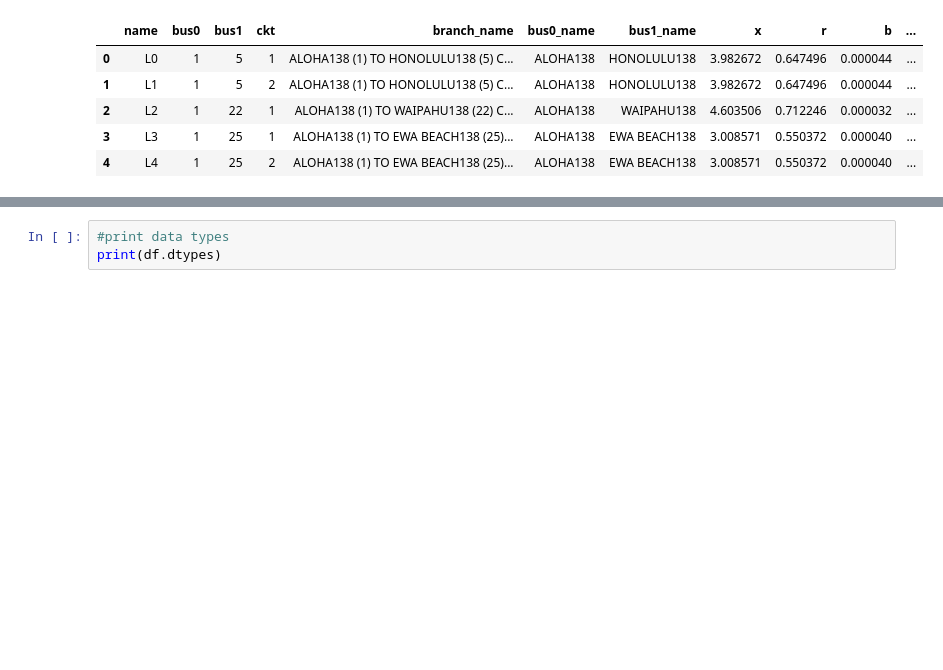
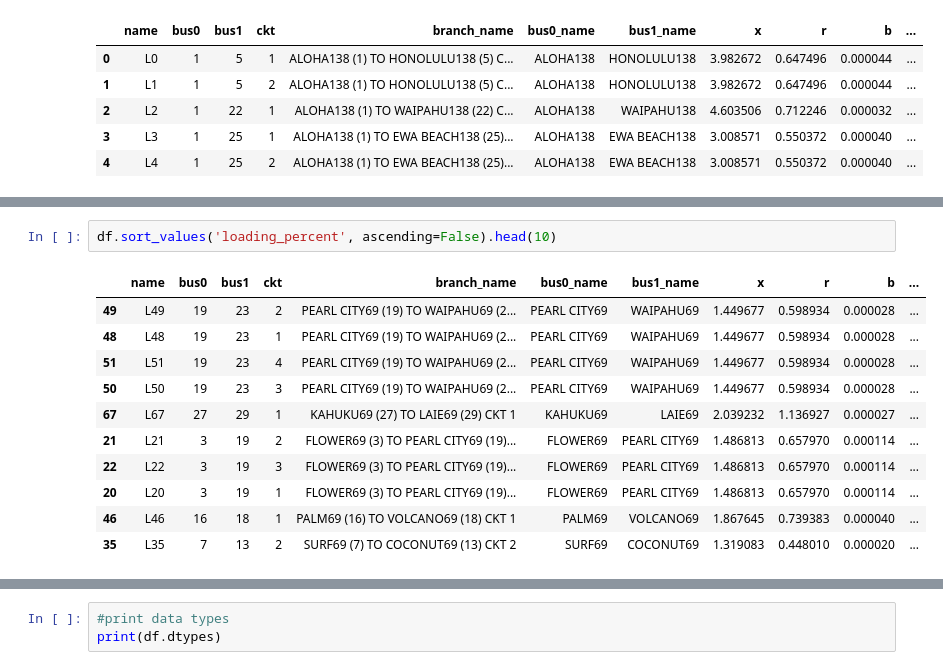
Before and after one commit to AvaS11/HackOHI-O-2025, a Jupyter notebook: notebook.ipynb, the cells around one changed output, grey strips where cells are left out. Saved outputs shown, nothing was run; the diff lists cells and outputs as text; blank space fills up the shorter version.

```diff
--- a/notebook.ipynb
+++ b/notebook.ipynb
@@ -23,0 +36,14 @@ df.head()
+# %%
+df.sort_values('loading_percent', ascending=False).head(10)
+# %% [output]
+|  | name | bus0 | bus1 | ckt | branch_name | bus0_name | bus1_name | x | r | b | ... |
+| 49 | L49 | 19 | 23 | 2 | PEARL CITY69 (19) TO WAIPAHU69 (2... | PEARL CITY69 | WAIPAHU69 | 1.449677 | 0.598934 | 0.000028 | ... |
+| 48 | L48 | 19 | 23 | 1 | PEARL CITY69 (19) TO WAIPAHU69 (2... | PEARL CITY69 | WAIPAHU69 | 1.449677 | 0.598934 | 0.000028 | ... |
+| 51 | L51 | 19 | 23 | 4 | PEARL CITY69 (19) TO WAIPAHU69 (2... | PEARL CITY69 | WAIPAHU69 | 1.449677 | 0.598934 | 0.000028 | ... |
+| 50 | L50 | 19 | 23 | 3 | PEARL CITY69 (19) TO WAIPAHU69 (2... | PEARL CITY69 | WAIPAHU69 | 1.449677 | 0.598934 | 0.000028 | ... |
+| 67 | L67 | 27 | 29 | 1 | KAHUKU69 (27) TO LAIE69 (29) CKT 1 | KAHUKU69 | LAIE69 | 2.039232 | 1.136927 | 0.000027 | ... |
+| 21 | L21 | 3 | 19 | 2 | FLOWER69 (3) TO PEARL CITY69 (19)... | FLOWER69 | PEARL CITY69 | 1.486813 | 0.657970 | 0.000114 | ... |
+| 22 | L22 | 3 | 19 | 3 | FLOWER69 (3) TO PEARL CITY69 (19)... | FLOWER69 | PEARL CITY69 | 1.486813 | 0.657970 | 0.000114 | ... |
+| 20 | L20 | 3 | 19 | 1 | FLOWER69 (3) TO PEARL CITY69 (19)... | FLOWER69 | PEARL CITY69 | 1.486813 | 0.657970 | 0.000114 | ... |
+| 46 | L46 | 16 | 18 | 1 | PALM69 (16) TO VOLCANO69 (18) CKT 1 | PALM69 | VOLCANO69 | 1.867645 | 0.739383 | 0.000040 | ... |
+| 35 | L35 | 7 | 13 | 2 | SURF69 (7) TO COCONUT69 (13) CKT 2 | SURF69 | COCONUT69 | 1.319083 | 0.448010 | 0.000020 | ... |
```
Also changed, not shown: parts of 4 cells of this notebook.
